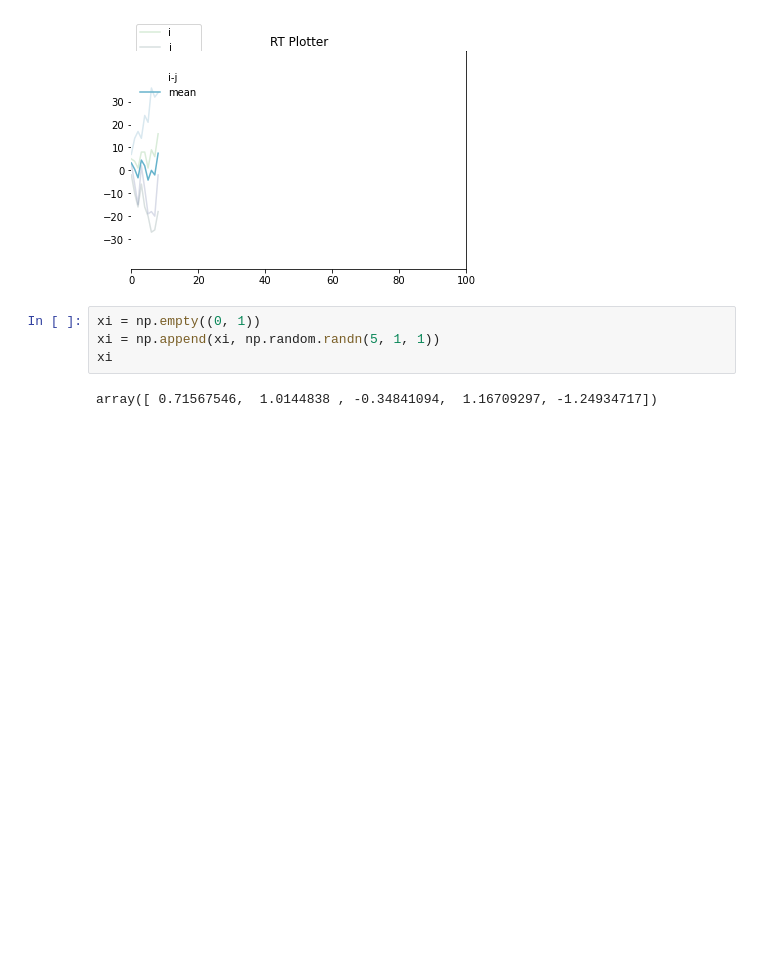
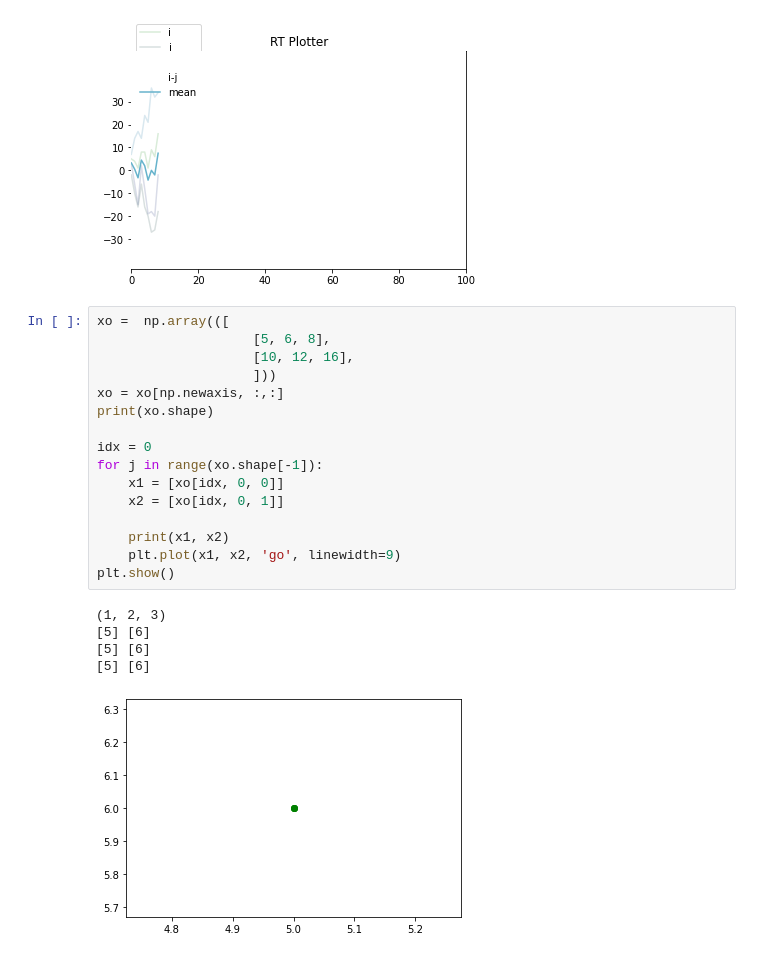
Before and after one commit to robotsorcerer/LyapunovLearner, a Jupyter notebook: notes/clf_demos.ipynb, the cells around one changed output. Drawn from its saved outputs; the diff is of its cells as text; blank space fills up the shorter version.

```diff
--- a/notes/clf_demos.ipynb
+++ b/notes/clf_demos.ipynb
@@ -200,8 +202,24 @@ run_demo(demo_realtime_plotter)
 # %% [output]
 [figure]
 # %%
-xi = np.empty((0, 1))
-xi = np.append(xi, np.random.randn(5, 1, 1))
-xi
+xo =  np.array(([
+                    [5, 6, 8],
+                    [10, 12, 16],
+                    ]))
+xo = xo[np.newaxis, :,:]
+print(xo.shape)
+
+idx = 0
+for j in range(xo.shape[-1]):
+    x1 = [xo[idx, 0, 0]]
+    x2 = [xo[idx, 0, 1]]
+
+    print(x1, x2)
+    plt.plot(x1, x2, 'go', linewidth=9)
+plt.show()
 # %% [output]
-array([ 0.71567546,  1.0144838 , -0.34841094,  1.16709297, -1.24934717])
+(1, 2, 3)
+[5] [6]
+[5] [6]
+[5] [6]
+[figure, added]
```
Also changed, not shown: parts of 2 cells of this notebook, 10 other files.
